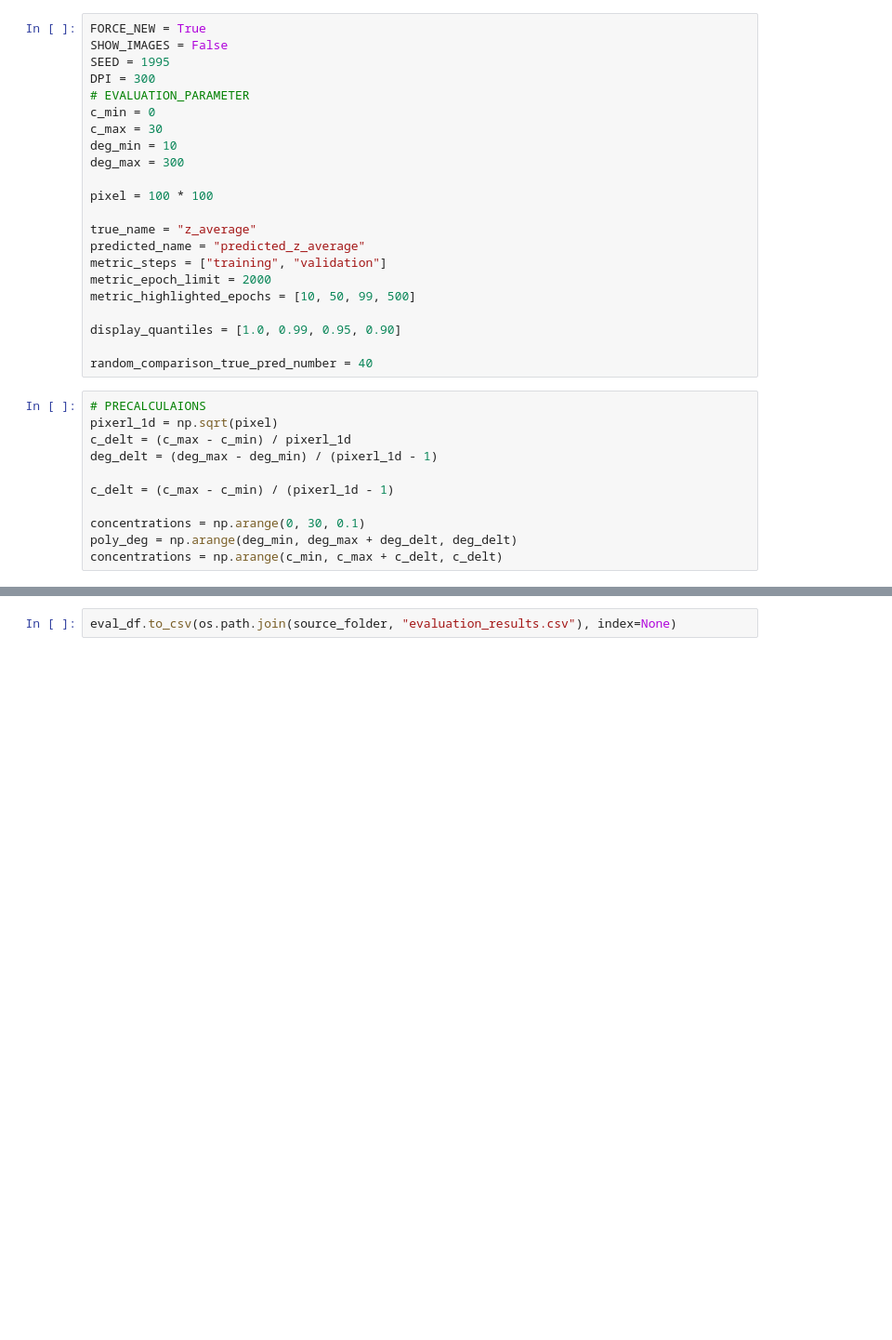
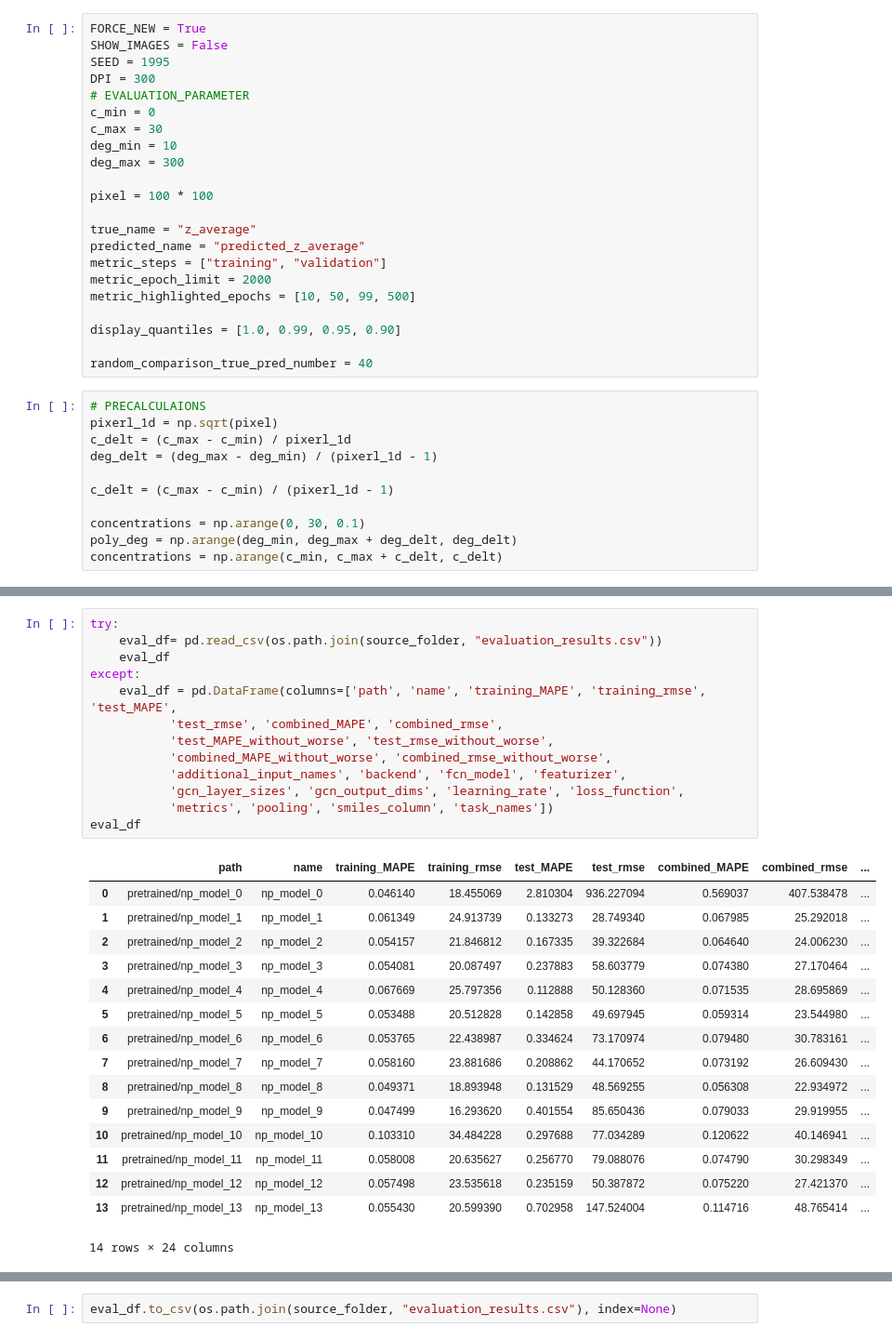
Before and after one commit to JulianKimmig/nanoparticle_size_prediction, a Jupyter notebook: notebooks/model_evaluation.ipynb, the cells around one changed output, grey strips where cells are left out. Shown at 93% size. Cells and saved outputs as stored; diff of their text form; blank space fills up the shorter version.

Commit message:
reloading of prev evaluation

```diff
--- a/notebooks/model_evaluation.ipynb
+++ b/notebooks/model_evaluation.ipynb
@@ -908,2 +908,32 @@ def evaluate(model_path):
+# %%
+try:
+    eval_df= pd.read_csv(os.path.join(source_folder, "evaluation_results.csv"))
+    eval_df
+except:
+    eval_df = pd.DataFrame(columns=['path', 'name', 'training_MAPE', 'training_rmse', 'test_MAPE',
+           'test_rmse', 'combined_MAPE', 'combined_rmse',
+           'test_MAPE_without_worse', 'test_rmse_without_worse',
+           'combined_MAPE_without_worse', 'combined_rmse_without_worse',
+           'additional_input_names', 'backend', 'fcn_model', 'featurizer',
+           'gcn_layer_sizes', 'gcn_output_dims', 'learning_rate', 'loss_function',
+           'metrics', 'pooling', 'smiles_column', 'task_names'])
+eval_df
+# %% [output]
+|  | path | name | training_MAPE | training_rmse | test_MAPE | test_rmse | combined_MAPE | combined_rmse | ... |
+| 0 | pretrained/np_model_0 | np_model_0 | 0.046140 | 18.455069 | 2.810304 | 936.227094 | 0.569037 | 407.538478 | ... |
+| 1 | pretrained/np_model_1 | np_model_1 | 0.061349 | 24.913739 | 0.133273 | 28.749340 | 0.067985 | 25.292018 | ... |
+| 2 | pretrained/np_model_2 | np_model_2 | 0.054157 | 21.846812 | 0.167335 | 39.322684 | 0.064640 | 24.006230 | ... |
+| 3 | pretrained/np_model_3 | np_model_3 | 0.054081 | 20.087497 | 0.237883 | 58.603779 | 0.074380 | 27.170464 | ... |
+| 4 | pretrained/np_model_4 | np_model_4 | 0.067669 | 25.797356 | 0.112888 | 50.128360 | 0.071535 | 28.695869 | ... |
+| 5 | pretrained/np_model_5 | np_model_5 | 0.053488 | 20.512828 | 0.142858 | 49.697945 | 0.059314 | 23.544980 | ... |
+| 6 | pretrained/np_model_6 | np_model_6 | 0.053765 | 22.438987 | 0.334624 | 73.170974 | 0.079480 | 30.783161 | ... |
+| 7 | pretrained/np_model_7 | np_model_7 | 0.058160 | 23.881686 | 0.208862 | 44.170652 | 0.073192 | 26.609430 | ... |
+| 8 | pretrained/np_model_8 | np_model_8 | 0.049371 | 18.893948 | 0.131529 | 48.569255 | 0.056308 | 22.934972 | ... |
+| 9 | pretrained/np_model_9 | np_model_9 | 0.047499 | 16.293620 | 0.401554 | 85.650436 | 0.079033 | 29.919955 | ... |
+| 10 | pretrained/np_model_10 | np_model_10 | 0.103310 | 34.484228 | 0.297688 | 77.034289 | 0.120622 | 40.146941 | ... |
+| 11 | pretrained/np_model_11 | np_model_11 | 0.058008 | 20.635627 | 0.256770 | 79.088076 | 0.074790 | 30.298349 | ... |
+| 12 | pretrained/np_model_12 | np_model_12 | 0.057498 | 23.535618 | 0.235159 | 50.387872 | 0.075220 | 27.421370 | ... |
+| 13 | pretrained/np_model_13 | np_model_13 | 0.055430 | 20.599390 | 0.702958 | 147.524004 | 0.114716 | 48.765414 | ... |
+14 rows × 24 columns
 # %%
 source_folder = "pretrained"
```
Also changed, not shown: parts of 2 cells of this notebook.
